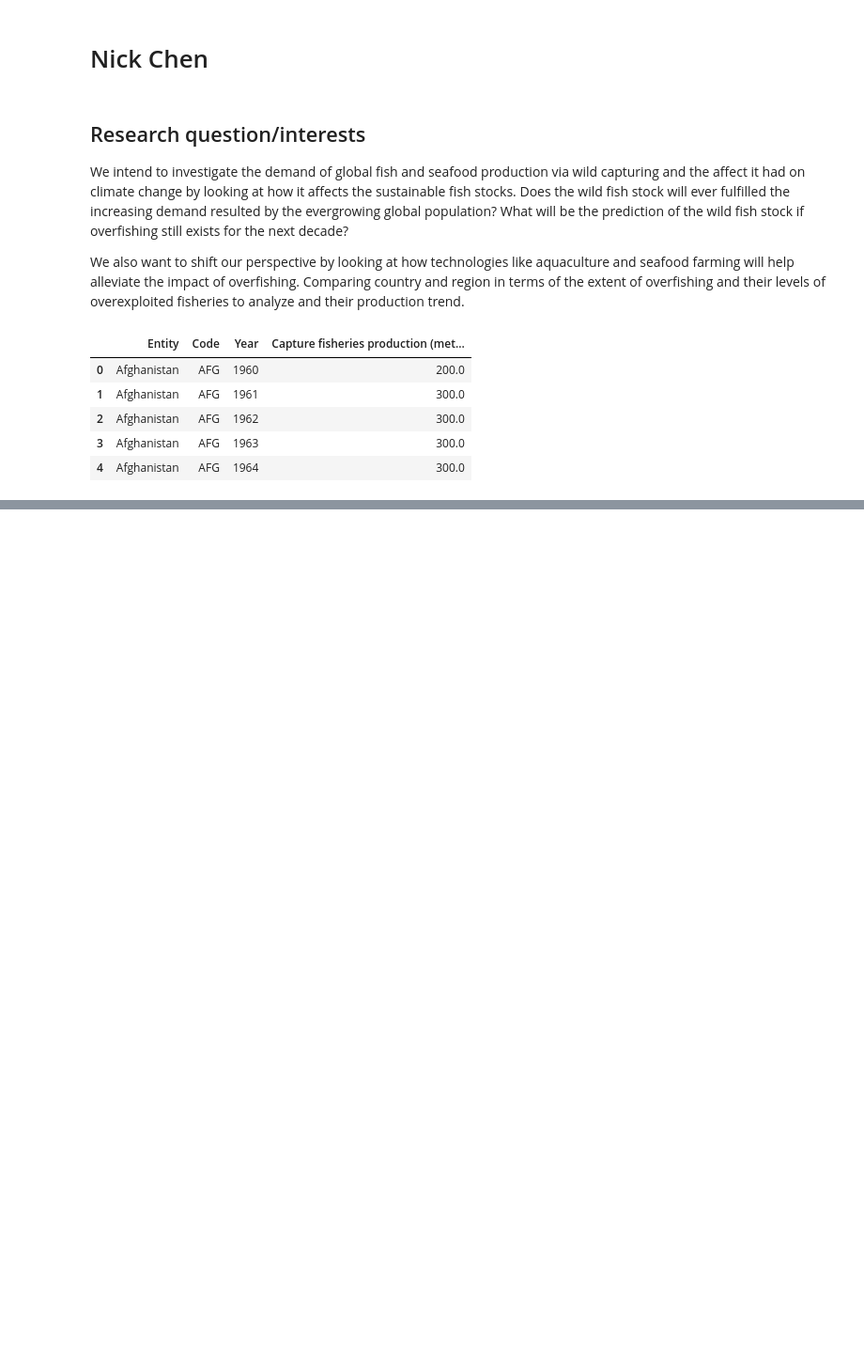
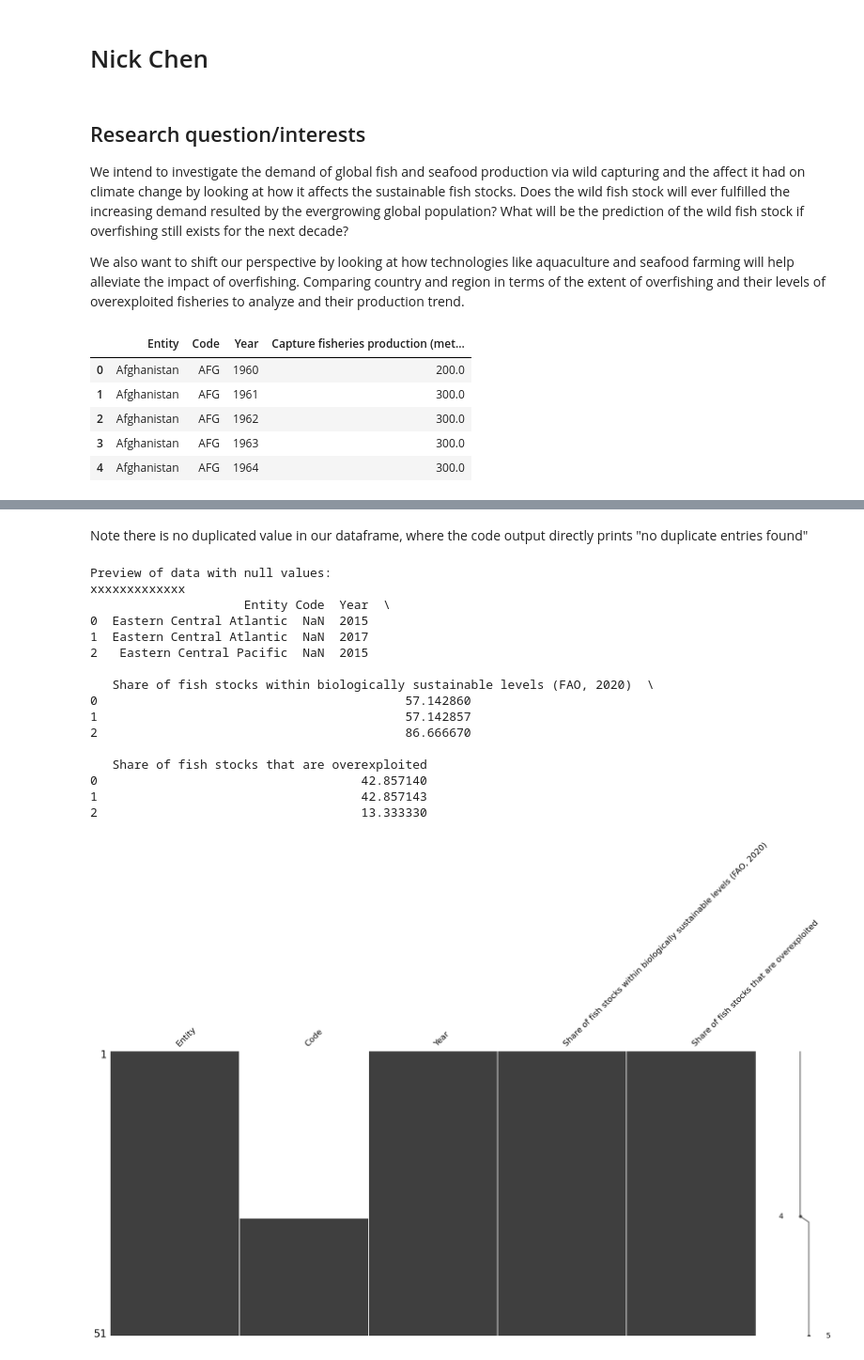
Before and after one commit to ubco-W2022T1-cosc301/project-group34, a Jupyter notebook: notebooks/nick.ipynb, the cells around one changed output, grey strips where cells are left out. Shown: that part at 94% size. Saved outputs shown, nothing was run; the diff lists cells and outputs as text; code cells hidden in the pictures; blank space fills up the shorter version.

```diff
--- a/notebooks/nick.ipynb
+++ b/notebooks/nick.ipynb
@@ -30,0 +282,27 @@ captured.head()
+# %% [markdown]
+Note there is no duplicated value in our dataframe, where the code output directly prints "no duplicate entries found"
+# %%
+# generate preview of entries with null values
+if df.isnull().any(axis=None):
+    print("\nPreview of data with null values:\nxxxxxxxxxxxxx")
+    print(df[df.isnull().any(axis=1)].head(3))
+    missingno.matrix(df)
+    plt.show()
+# %% [output]
+Preview of data with null values:
+xxxxxxxxxxxxx
+                     Entity Code  Year  \
+0  Eastern Central Atlantic  NaN  2015
+1  Eastern Central Atlantic  NaN  2017
+2   Eastern Central Pacific  NaN  2015
+
+   Share of fish stocks within biologically sustainable levels (FAO, 2020)  \
+0                                          57.142860
+1                                          57.142857
+2                                          86.666670
+
+   Share of fish stocks that are overexploited
+0                                    42.857140
+1                                    42.857143
+2                                    13.333330
+[figure, added]
```
Also changed, not shown: parts of 11 cells of this notebook, 1 other file.
